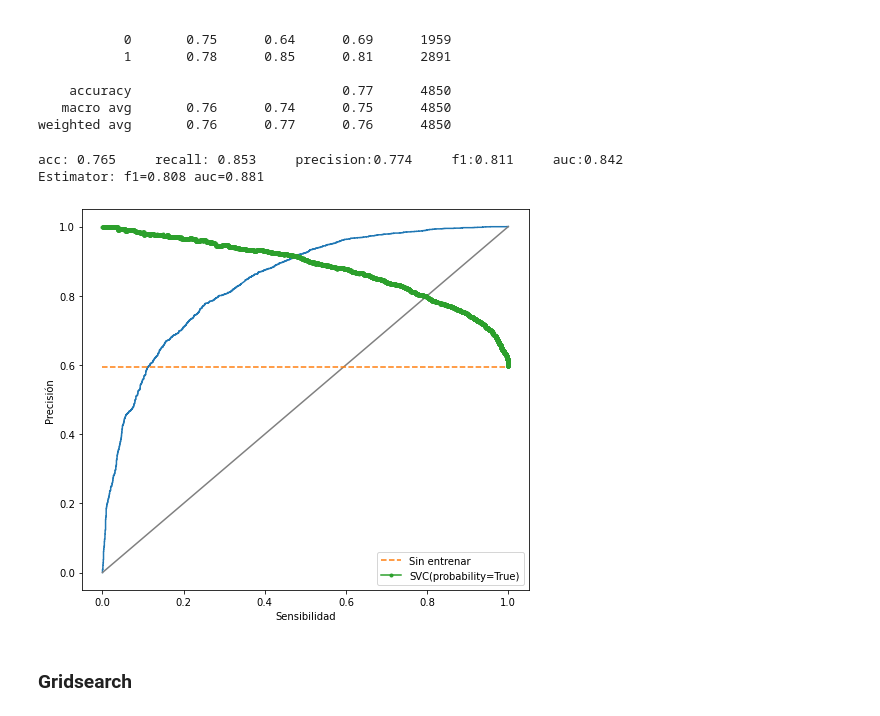
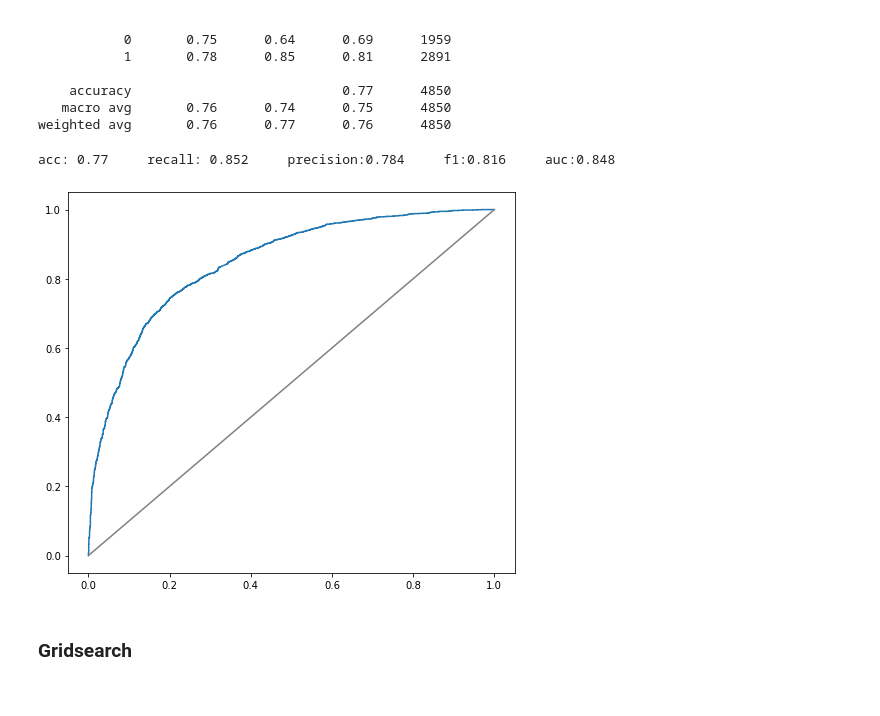
Before and after one commit to robertomanzanolopez/nba_statistics_prediction, a Jupyter notebook: model_creation.ipynb, the cells around one changed output. Drawn from its saved outputs; the diff is of its cells as text; code cells hidden in the pictures.

```diff
--- a/model_creation.ipynb
+++ b/model_creation.ipynb
@@ -9,7 +29,7 @@ import seaborn as sns
 ### LOAD DATAFRAME
 # %%
 pd.options.display.max_columns = None
-df = pd.read_csv('df_complete.csv')
+df = pd.read_csv('data/df_complete.csv')
 df = df.drop('Unnamed: 0', axis=1)
 df
 # %% [output]
@@ -431,11 +392,9 @@ Clasification report:
 weighted avg       0.76      0.77      0.76      4850
 # %%
 evaluate_ROC(svc, X_norm, y)
-evaluate_PS(svc, X_norm, y)
 # %% [output]
-acc: 0.765     recall: 0.853     precision:0.774     f1:0.811     auc:0.842
-Estimator: f1=0.808 auc=0.881
+acc: 0.77     recall: 0.852     precision:0.784     f1:0.816     auc:0.848
-[figure, old version]
+[figure, new version]
 # %% [markdown]
 ### Gridsearch
 # %%
```
Also changed, not shown: parts of 39 cells of this notebook.
